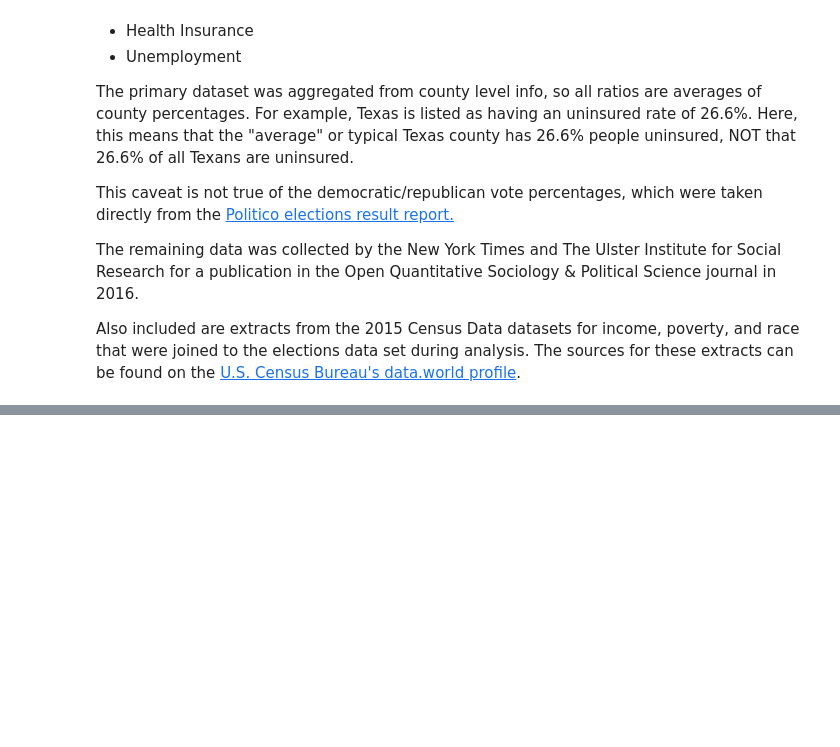
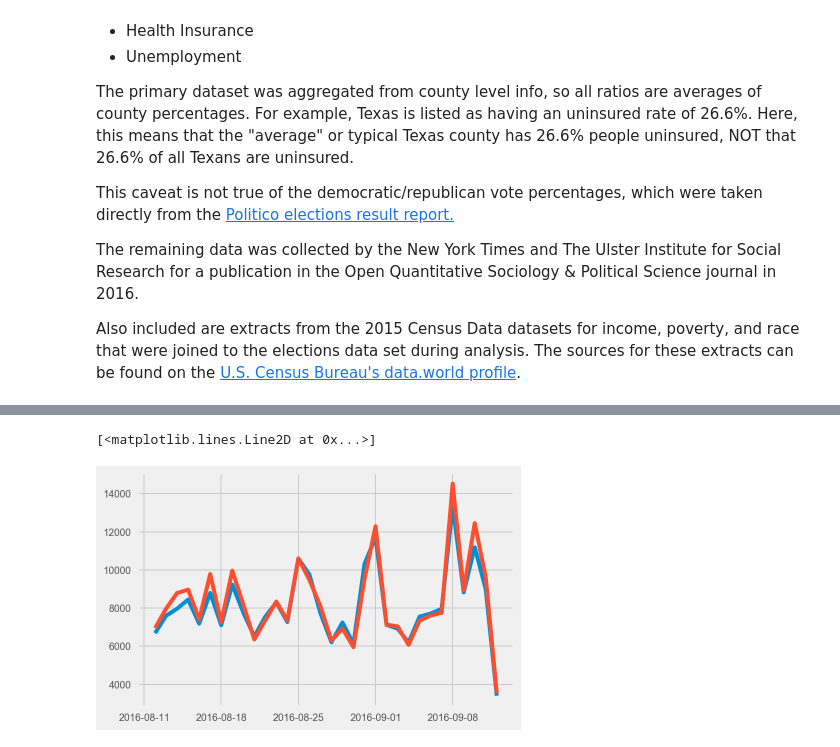
Before and after one commit to JeroenSchmidt/UvA-DSF-group, a Jupyter notebook: week3-4/exploration_notebooks/rafael/Demographic, Economic and Behavioral Data Analysis & Exploration.ipynb, the cells around one changed output, grey strips where cells are left out. Drawn from its saved outputs; the diff is of its cells as text; code cells hidden in the pictures; blank space fills up the shorter version.

```diff
--- a/week3-4/exploration_notebooks/rafael/Demographic, Economic and Behavioral Data Analysis & Exploration.ipynb
+++ b/week3-4/exploration_notebooks/rafael/Demographic, Economic and Behavioral Data Analysis & Exploration.ipynb
@@ -418,0 +528,9 @@ df_merged.to_pickle('demographics_dataset_v2.0.pkl')
+# %%
+#df_tweets_sentiment_us['created_at'] = pd.to_datetime(df_tweets_sentiment_us['created_at'])
+#df_tweets_sentiment_us = df_tweets_sentiment_us.set_index('created_at')
+
+plt.plot((df_tweets_sentiment_us[df_tweets_sentiment_us.sentiment == 'neu']).resample('D').count().neu)
+plt.plot((df_tweets_sentiment_us[df_tweets_sentiment_us.sentiment != 'neu']).resample('D').count().neu)
+# %% [output]
+[<matplotlib.lines.Line2D at 0x...>]
+[figure, added]
```
Also changed, not shown: parts of 23 cells of this notebook, 12 other files.
